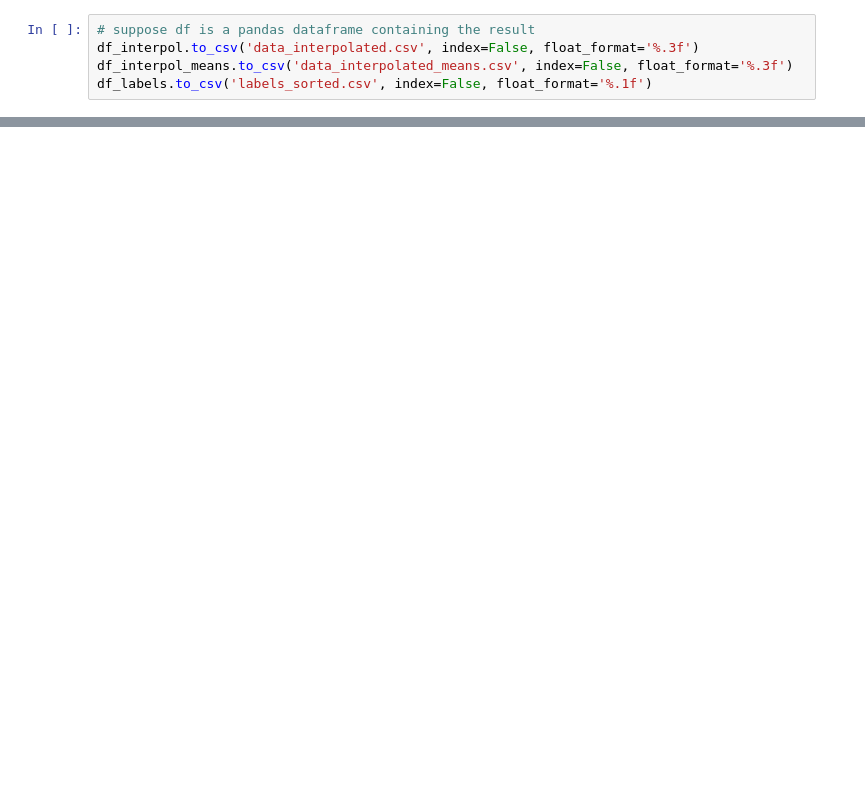
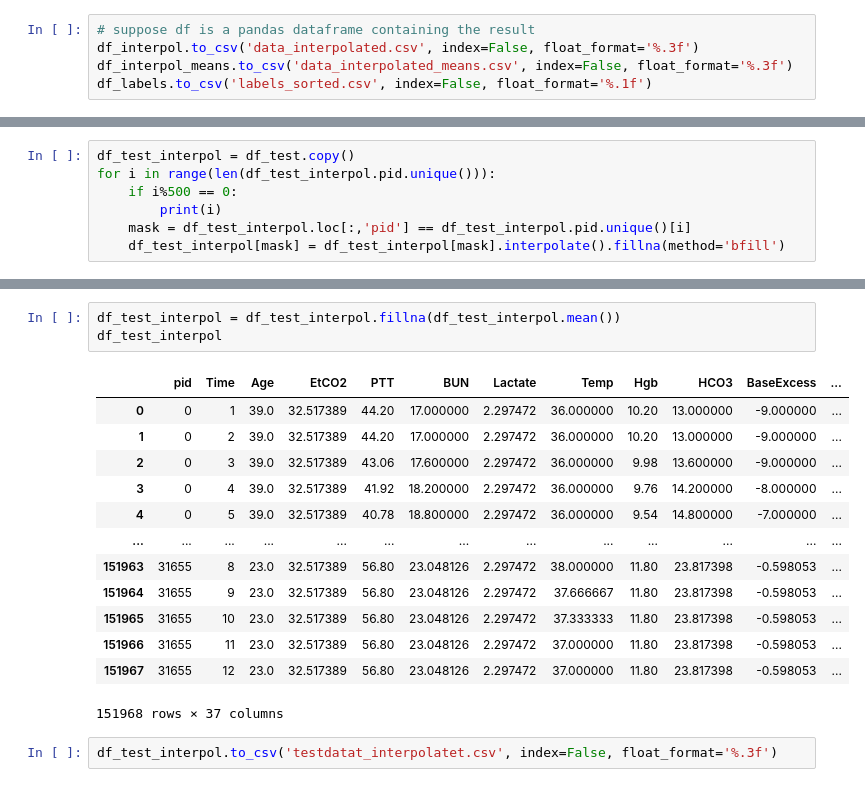
Before and after one commit to richdanis/IML_Projects, a Jupyter notebook: task2/Code/Looking_at_the_data.ipynb, the cells around one changed output, grey strips where cells are left out. Cells and saved outputs as stored; diff of their text form; blank space fills up the shorter version.

```diff
--- a/task2/Code/Looking_at_the_data.ipynb
+++ b/task2/Code/Looking_at_the_data.ipynb
@@ -116,0 +93,7 @@ df_labels.to_csv('labels_sorted.csv', index=False, float_format='%.1f')
+# %%
+df_test_interpol = df_test.copy()
+for i in range(len(df_test_interpol.pid.unique())):
+    if i%500 == 0:
+        print(i)
+    mask = df_test_interpol.loc[:,'pid'] == df_test_interpol.pid.unique()[i]
+    df_test_interpol[mask] = df_test_interpol[mask].interpolate().fillna(method='bfill')
@@ -116,0 +118,19 @@ df_labels.to_csv('labels_sorted.csv', index=False, float_format='%.1f')
+# %%
+df_test_interpol = df_test_interpol.fillna(df_test_interpol.mean())
+df_test_interpol
+# %% [output]
+|  | pid | Time | Age | EtCO2 | PTT | BUN | Lactate | Temp | Hgb | HCO3 | BaseExcess | ... |
+| 0 | 0 | 1 | 39.0 | 32.517389 | 44.20 | 17.000000 | 2.297472 | 36.000000 | 10.20 | 13.000000 | -9.000000 | ... |
+| 1 | 0 | 2 | 39.0 | 32.517389 | 44.20 | 17.000000 | 2.297472 | 36.000000 | 10.20 | 13.000000 | -9.000000 | ... |
+| 2 | 0 | 3 | 39.0 | 32.517389 | 43.06 | 17.600000 | 2.297472 | 36.000000 | 9.98 | 13.600000 | -9.000000 | ... |
+| 3 | 0 | 4 | 39.0 | 32.517389 | 41.92 | 18.200000 | 2.297472 | 36.000000 | 9.76 | 14.200000 | -8.000000 | ... |
+| 4 | 0 | 5 | 39.0 | 32.517389 | 40.78 | 18.800000 | 2.297472 | 36.000000 | 9.54 | 14.800000 | -7.000000 | ... |
+| ... | ... | ... | ... | ... | ... | ... | ... | ... | ... | ... | ... | ... |
+| 151963 | 31655 | 8 | 23.0 | 32.517389 | 56.80 | 23.048126 | 2.297472 | 38.000000 | 11.80 | 23.817398 | -0.598053 | ... |
+| 151964 | 31655 | 9 | 23.0 | 32.517389 | 56.80 | 23.048126 | 2.297472 | 37.666667 | 11.80 | 23.817398 | -0.598053 | ... |
+| 151965 | 31655 | 10 | 23.0 | 32.517389 | 56.80 | 23.048126 | 2.297472 | 37.333333 | 11.80 | 23.817398 | -0.598053 | ... |
+| 151966 | 31655 | 11 | 23.0 | 32.517389 | 56.80 | 23.048126 | 2.297472 | 37.000000 | 11.80 | 23.817398 | -0.598053 | ... |
+| 151967 | 31655 | 12 | 23.0 | 32.517389 | 56.80 | 23.048126 | 2.297472 | 37.000000 | 11.80 | 23.817398 | -0.598053 | ... |
+151968 rows × 37 columns
+# %%
+df_test_interpol.to_csv('testdatat_interpolatet.csv', index=False, float_format='%.3f')
```
Also changed, not shown: parts of 7 cells of this notebook, 2 other files.
